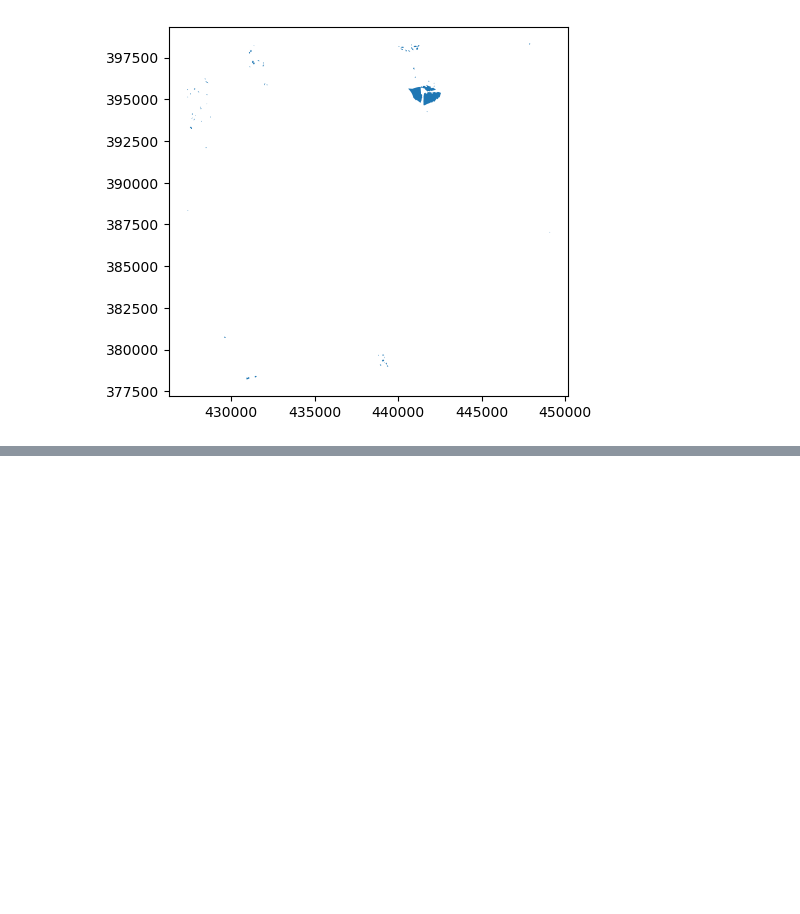
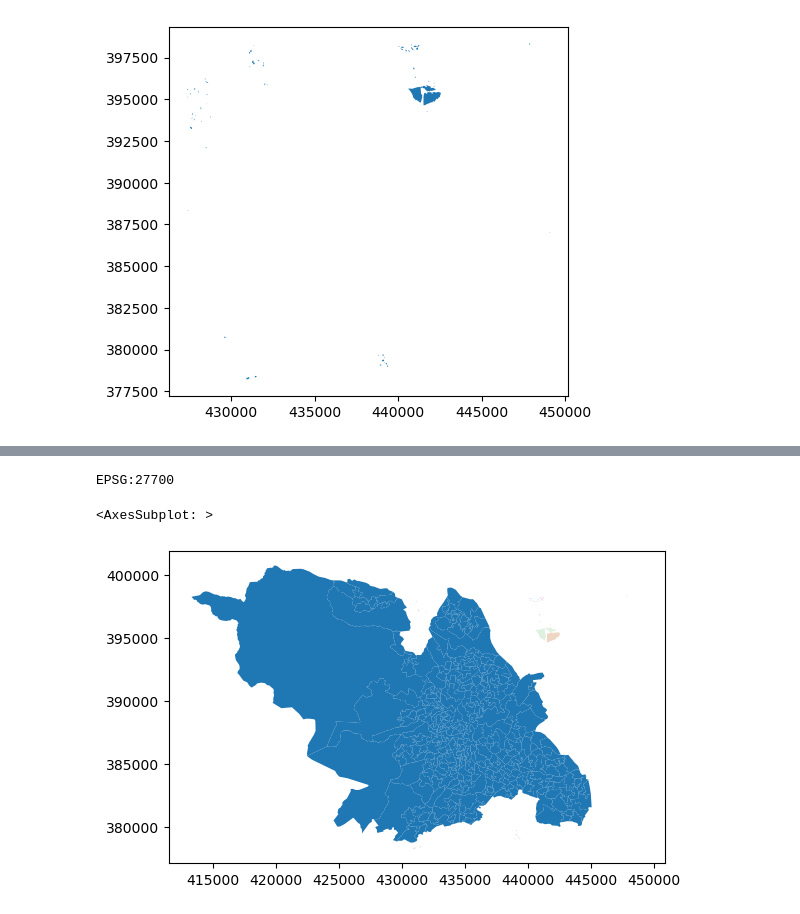
Before and after one commit to tbalbone31/pyrosm_hackathon, a Jupyter notebook: pyrosm_sheffield.ipynb, the cells around one changed output, grey strips where cells are left out. Cells and saved outputs as stored; diff of their text form; code cells hidden in the pictures; blank space fills up the shorter version.

Commit message:
Analysis done, tidying up charts and narrative next

```diff
--- a/pyrosm_sheffield.ipynb
+++ b/pyrosm_sheffield.ipynb
@@ -138 +138,17 @@ residential_outside_1km
 65 rows × 10 columns
+# %%
+import geopandas as gpd
+
+imd = gpd.read_file("data/imd_shp/Indices_of_Multiple_Deprivation_(IMD)_2019.shp").to_crs("EPSG:27700")
+print(imd.crs)
+
+imd_sheffield = imd.loc[imd['LSOA01NM'].str.contains("Sheffield")]
+
+
+#Plot imd and residential outside network together
+ax = residential_outside_1km.plot(cmap='Accent',alpha=.25)  # saving the first plot as an axis and setting alpha (transparency) to 0.5
+imd_sheffield.plot(ax=ax, figsize=(15,10))  # passing the first plot as an axis to the second
+# %% [output]
+EPSG:27700
+<AxesSubplot: >
+[figure, added]
```
Also changed, not shown: parts of 8 cells of this notebook.
